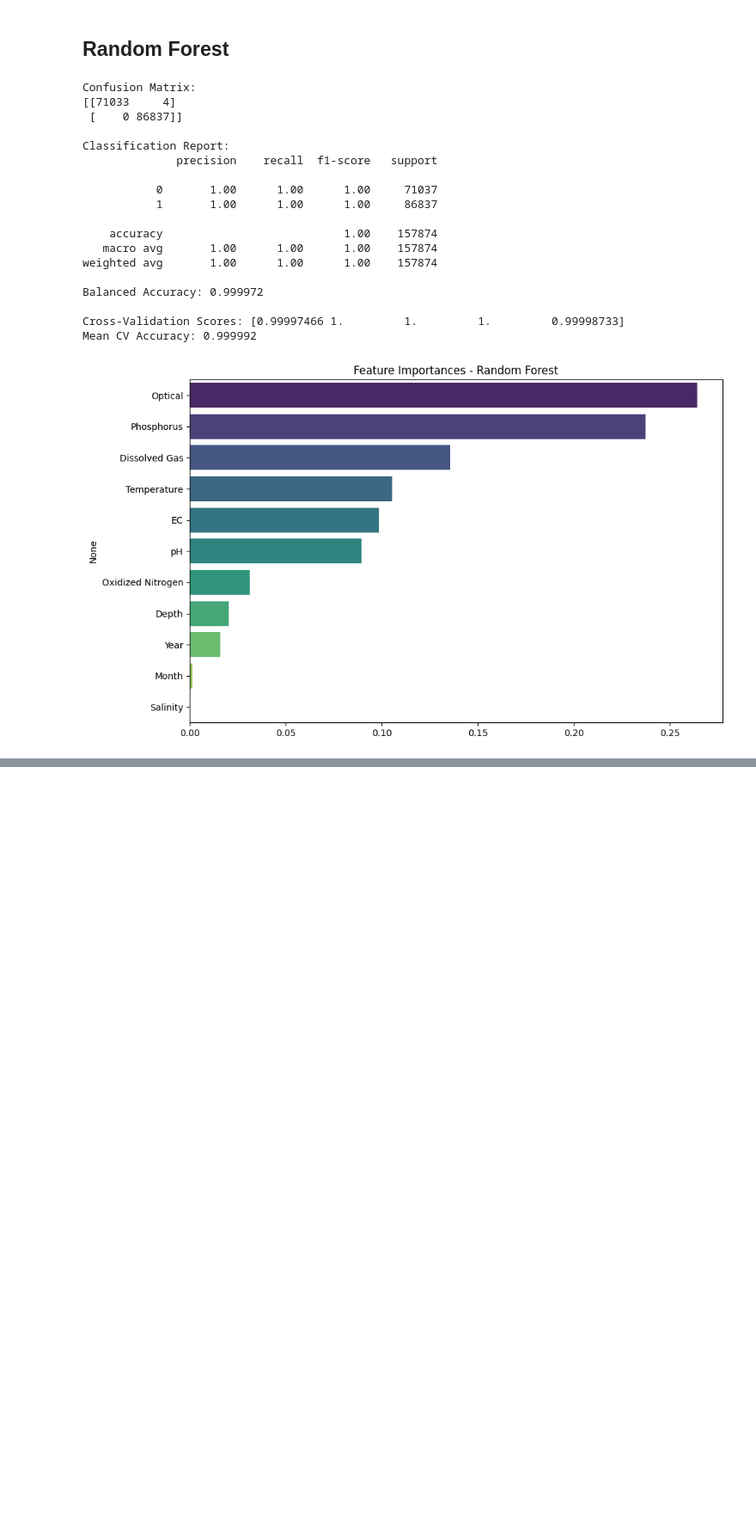
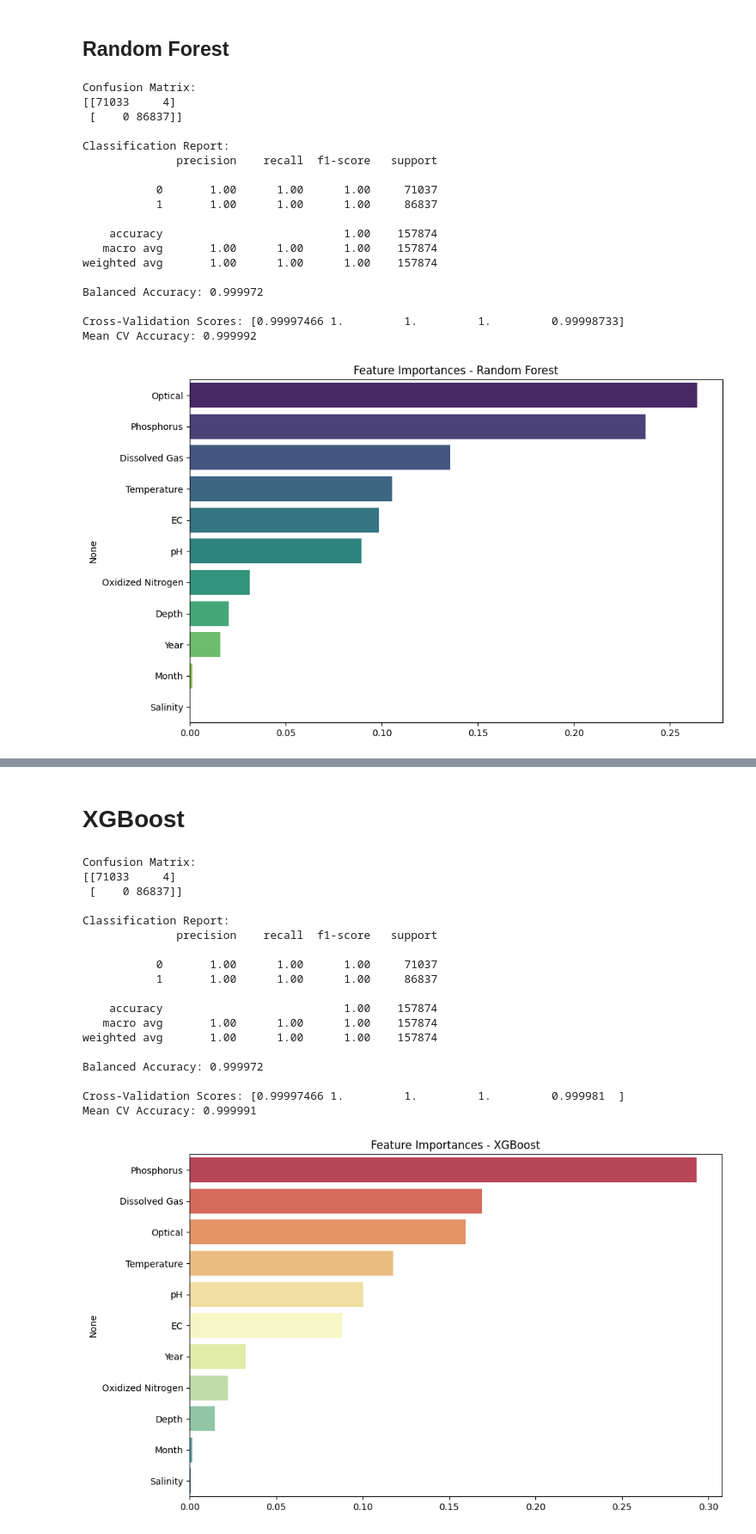
Before and after one commit to abdoulahmr/Water-Polution-Detection, a Jupyter notebook: train.ipynb, the cells around one changed output, grey strips where cells are left out. Shown: that part at 86% size. Drawn from its saved outputs; the diff is of its cells as text; code cells hidden in the pictures; blank space fills up the shorter version.

```diff
--- a/train.ipynb
+++ b/train.ipynb
@@ -162,0 +306,67 @@ Mean CV Accuracy: 0.999992
+# %% [markdown]
+# **XGBoost**
+# %%
+xgb_clf = xgb.XGBClassifier(
+    n_estimators=200,
+    max_depth=6,
+    learning_rate=0.1,
+    subsample=0.8,
+    colsample_bytree=0.8,
+    random_state=42,
+    eval_metric='logloss'
+)
+
+# Train
+xgb_clf.fit(X_train, y_train)
+
+# Predict
+y_pred_xgb = xgb_clf.predict(X_test)
+
+print("Confusion Matrix:")
+print(confusion_matrix(y_test, y_pred_xgb))
+
+print("\nClassification Report:")
+print(classification_report(y_test, y_pred_xgb))
+
+bal_acc_xgb = balanced_accuracy_score(y_test, y_pred_xgb)
+print(f"Balanced Accuracy: {bal_acc_xgb:.6f}")
+
+cv_scores_xgb = cross_val_score(xgb_clf, X, y, cv=5)
+print(f"\nCross-Validation Scores: {cv_scores_xgb}")
+
+print(f"Mean CV Accuracy: {cv_scores_xgb.mean():.6f}")
+
+importances_xgb = pd.Series(xgb_clf.feature_importances_, index=X.columns)
+importances_xgb = importances_xgb.sort_values(ascending=False)
+
+plt.figure(figsize=(10, 6))
+sns.barplot(
+    x=importances_xgb.values,
+    y=importances_xgb.index,
+    hue=importances_xgb.index,
+    palette="Spectral",
+    legend=False
+)
+plt.title("Feature Importances - XGBoost")
+plt.tight_layout()
+plt.show()
+# %% [output]
+Confusion Matrix:
+[[71033     4]
+ [    0 86837]]
+
+Classification Report:
+              precision    recall  f1-score   support
+
+           0       1.00      1.00      1.00     71037
+           1       1.00      1.00      1.00     86837
+
+    accuracy                           1.00    157874
+   macro avg       1.00      1.00      1.00    157874
+weighted avg       1.00      1.00      1.00    157874
+
+Balanced Accuracy: 0.999972
+
+Cross-Validation Scores: [0.99997466 1.         1.         1.         0.999981  ]
+Mean CV Accuracy: 0.999991
+[figure, added]
```
Also changed, not shown: parts of 11 cells of this notebook.
